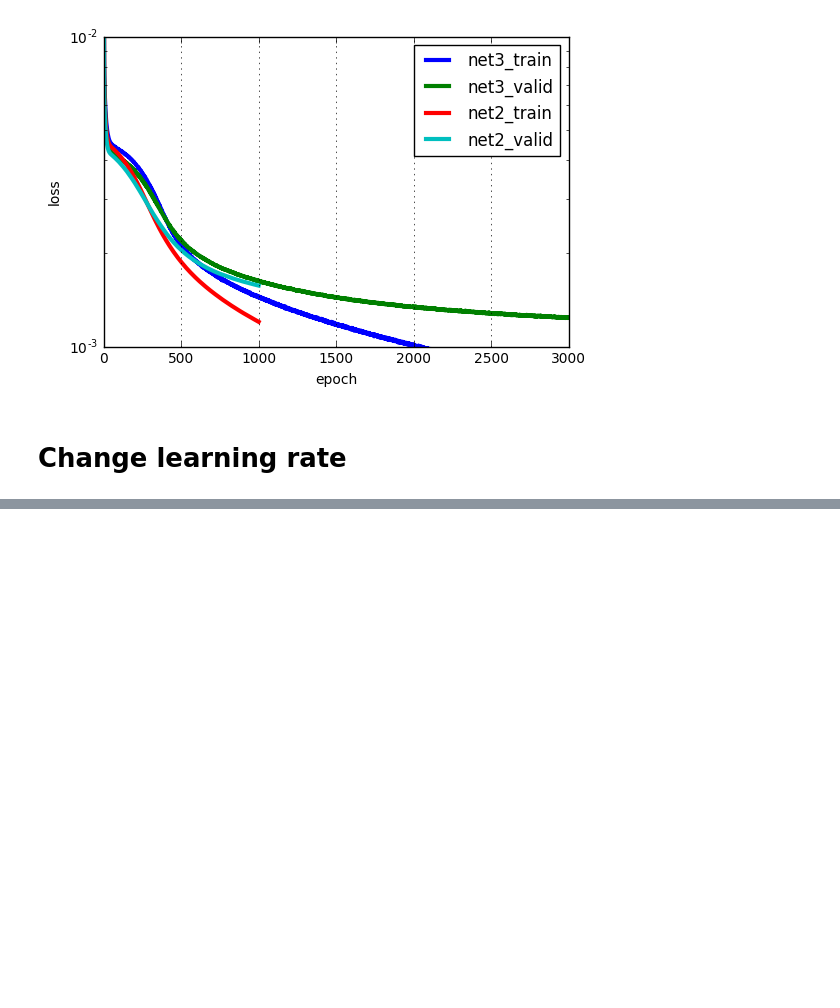
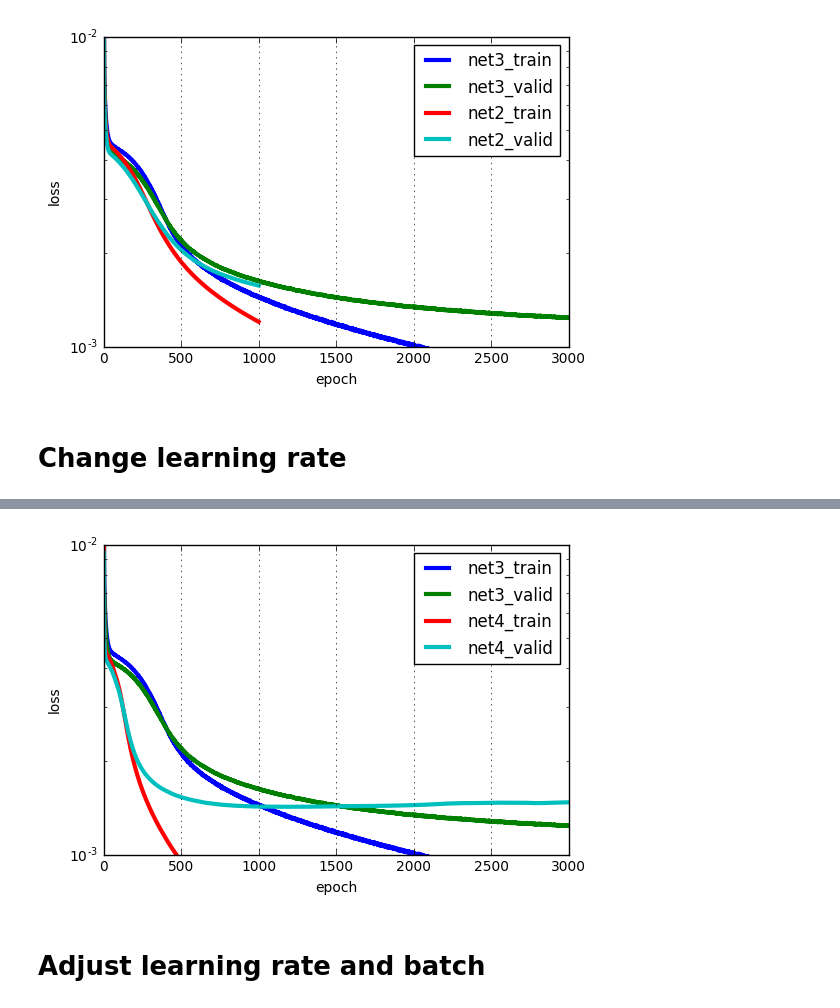
Before and after one commit to tingwenbao/Facial_KeyPoints_Detection, a Jupyter notebook: Baseline_Tingwen/Facial_Keypoints_Detection_Baseline_Tingwen.ipynb, the cells around one changed output, grey strips where cells are left out. Drawn from its saved outputs; the diff is of its cells as text; code cells hidden in the pictures; blank space fills up the shorter version.

Commit message:
adjust learnadjust learning rate

```diff
--- a/Baseline_Tingwen/Facial_Keypoints_Detection_Baseline_Tingwen.ipynb
+++ b/Baseline_Tingwen/Facial_Keypoints_Detection_Baseline_Tingwen.ipynb
@@ -577,5 +610,26 @@ NameError: name 'float32' is not defined
 # %%
 with open('net4.pickle', 'wb') as f:
     pickle.dump(net4, f, -1)
+# %%
+# plot
+net3_train_loss = np.array([i["train_loss"] for i in net3.train_history_])
+net3_valid_loss = np.array([i["valid_loss"] for i in net3.train_history_])
+net4_train_loss = np.array([i["train_loss"] for i in net4.train_history_])
+net4_valid_loss = np.array([i["valid_loss"] for i in net4.train_history_])
+pyplot.plot(net3_train_loss, linewidth=3, label="net3_train")
+pyplot.plot(net3_valid_loss, linewidth=3, label="net3_valid")
+pyplot.plot(net4_train_loss, linewidth=3, label="net4_train")
+pyplot.plot(net4_valid_loss, linewidth=3, label="net4_valid")
+pyplot.grid()
+pyplot.legend()
+pyplot.xlabel("epoch")
+pyplot.ylabel("loss")
+pyplot.ylim(1e-3, 1e-2)
+pyplot.yscale("log")
+pyplot.show()
+# %% [output]
+[figure, added]
+# %% [markdown]
+# Adjust learning rate and batch
 # %%
 net5 = NeuralNet(
```
Also changed, not shown: parts of 3 cells of this notebook, 1 other file.
